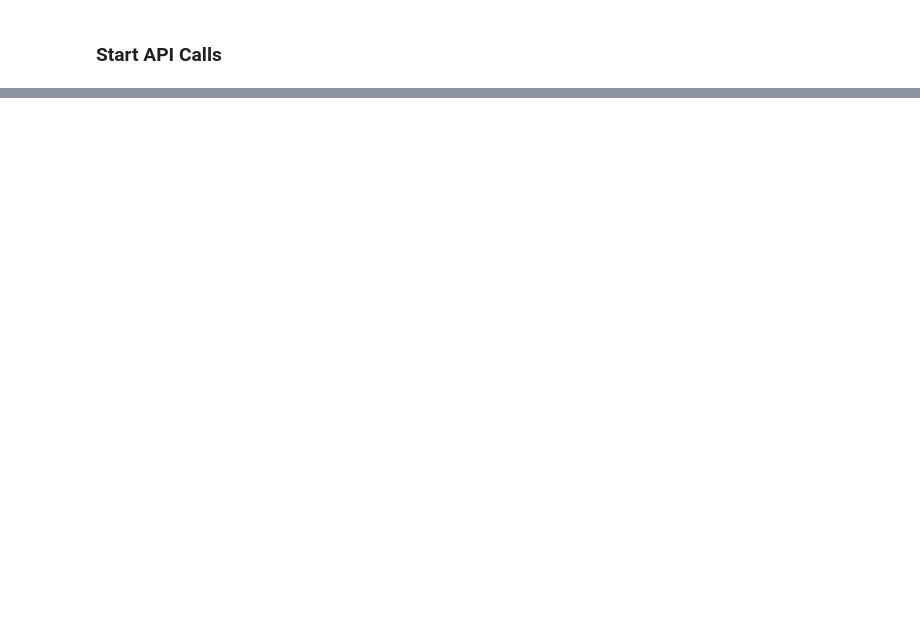
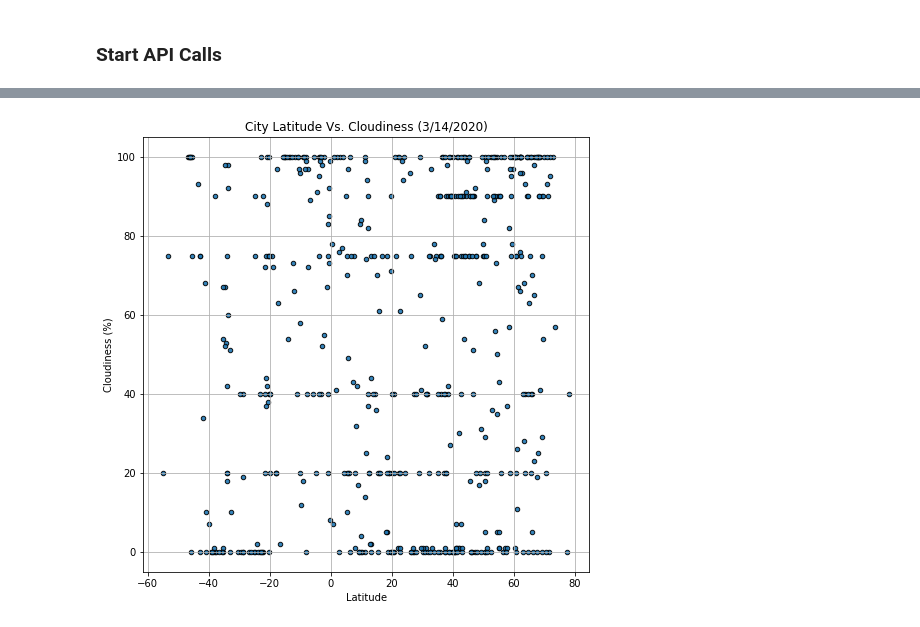
Before and after one commit to ZackSnyder77/python-api-challenge, a Jupyter notebook: WeatherPy/WeatherPy.ipynb, the cells around one changed output, grey strips where cells are left out. Saved outputs shown, nothing was run; the diff lists cells and outputs as text; code cells hidden in the pictures; blank space fills up the shorter version.

```diff
--- a/WeatherPy/WeatherPy.ipynb
+++ b/WeatherPy/WeatherPy.ipynb
@@ -147,0 +175,9 @@ df.head()
+# %%
+# Create a scatter plot which compares MPG to horsepower
+weather_data.plot(kind="scatter", x="Lat", y="Cloudiness", grid=True, figsize=(8,8),alpha=0.9,marker="o",edgecolors="black",
+              title="City Latitude Vs. Cloudiness (3/14/2020)")
+plt.ylabel("Cloudiness (%)")
+plt.xlabel("Latitude")
+plt.show()
+# %% [output]
+[figure, added]
```
Also changed, not shown: parts of 10 cells of this notebook, 1 other file.
